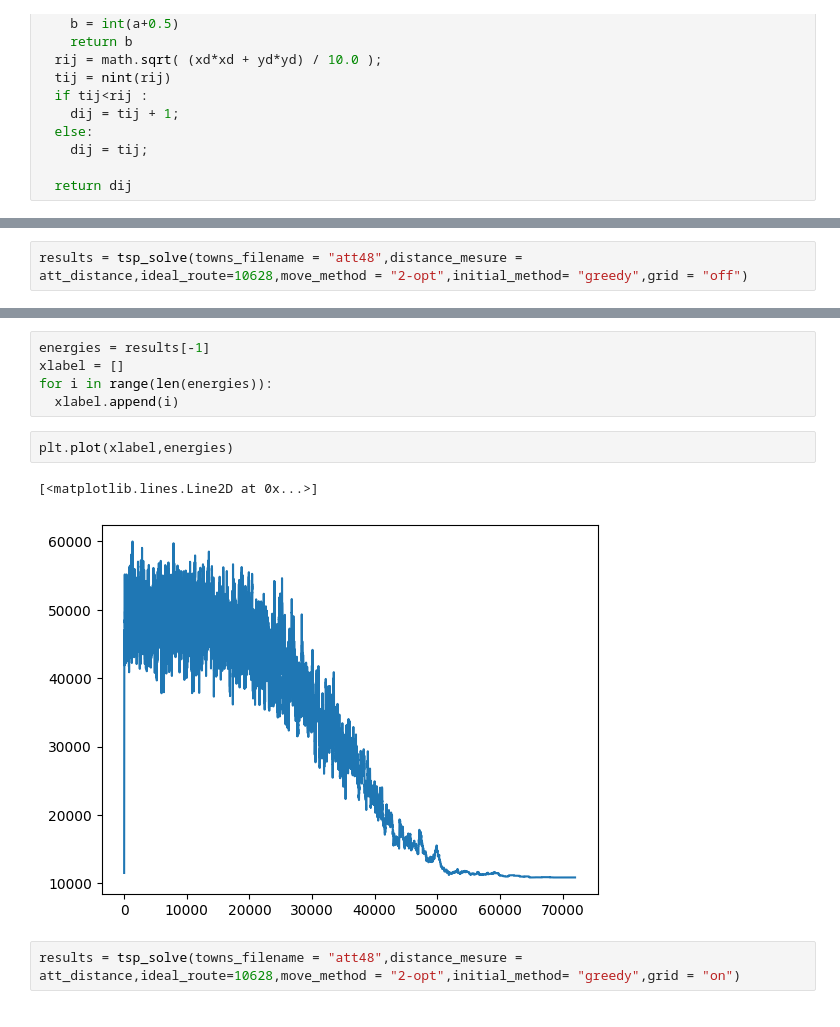
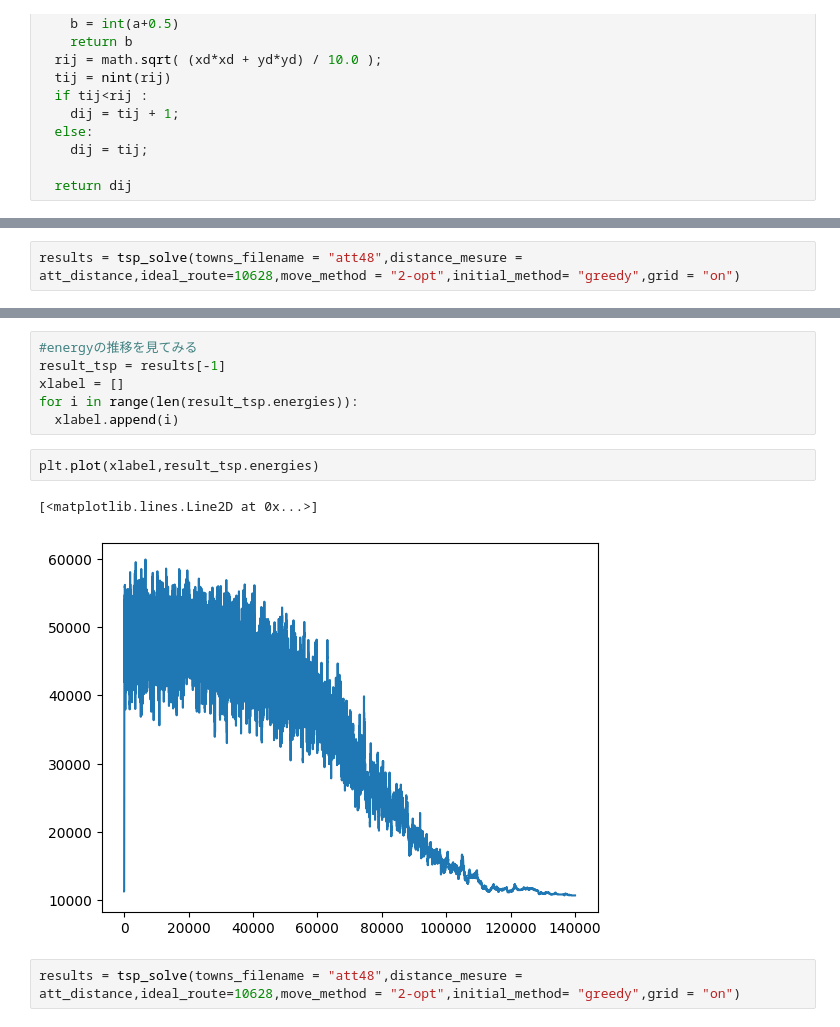
Before and after one commit to helveticacode/TSP, a Jupyter notebook: 都市計画へのアプローチ.ipynb, the cells around one changed output, grey strips where cells are left out. Drawn from its saved outputs; the diff is of its cells as text.

```diff
--- a/都市計画へのアプローチ.ipynb
+++ b/都市計画へのアプローチ.ipynb
@@ -305,5 +305,5 @@ def tsp_solve(towns_filename,distance_mesure,ideal_route,move_method = "2-opt",i
 # %%
-results = tsp_solve(towns_filename = "att48",distance_mesure = att_distance,ideal_route=10628,move_method = "2-opt",initial_method= "greedy",grid = "off")
+results = tsp_solve(towns_filename = "att48",distance_mesure = att_distance,ideal_route=10628,move_method = "2-opt",initial_method= "greedy",grid = "on")
 # %% [output]
  Temperature        Energy    Accept   Improve     Elapsed   Remaining
  Temperature        Energy    Accept   Improve     Elapsed   Remaining
@@ -310,13 +313,14 @@ results = tsp_solve(towns_filename = "att48",distance_mesure = att_distance,idea
 # %%
-energies = results[-1]
+#energyの推移を見てみる
+result_tsp = results[-1]
 xlabel = []
-for i in range(len(energies)):
+for i in range(len(result_tsp.energies)):
   xlabel.append(i)
 # %%
-plt.plot(xlabel,energies)
+plt.plot(xlabel,result_tsp.energies)
 # %% [output]
 [<matplotlib.lines.Line2D at 0x...>]
-[figure, old version]
+[figure, new version]
 # %%
 results = tsp_solve(towns_filename = "att48",distance_mesure = att_distance,ideal_route=10628,move_method = "2-opt",initial_method= "greedy",grid = "on")
 # %% [output]
```
Also changed, not shown: parts of 3 cells of this notebook.
